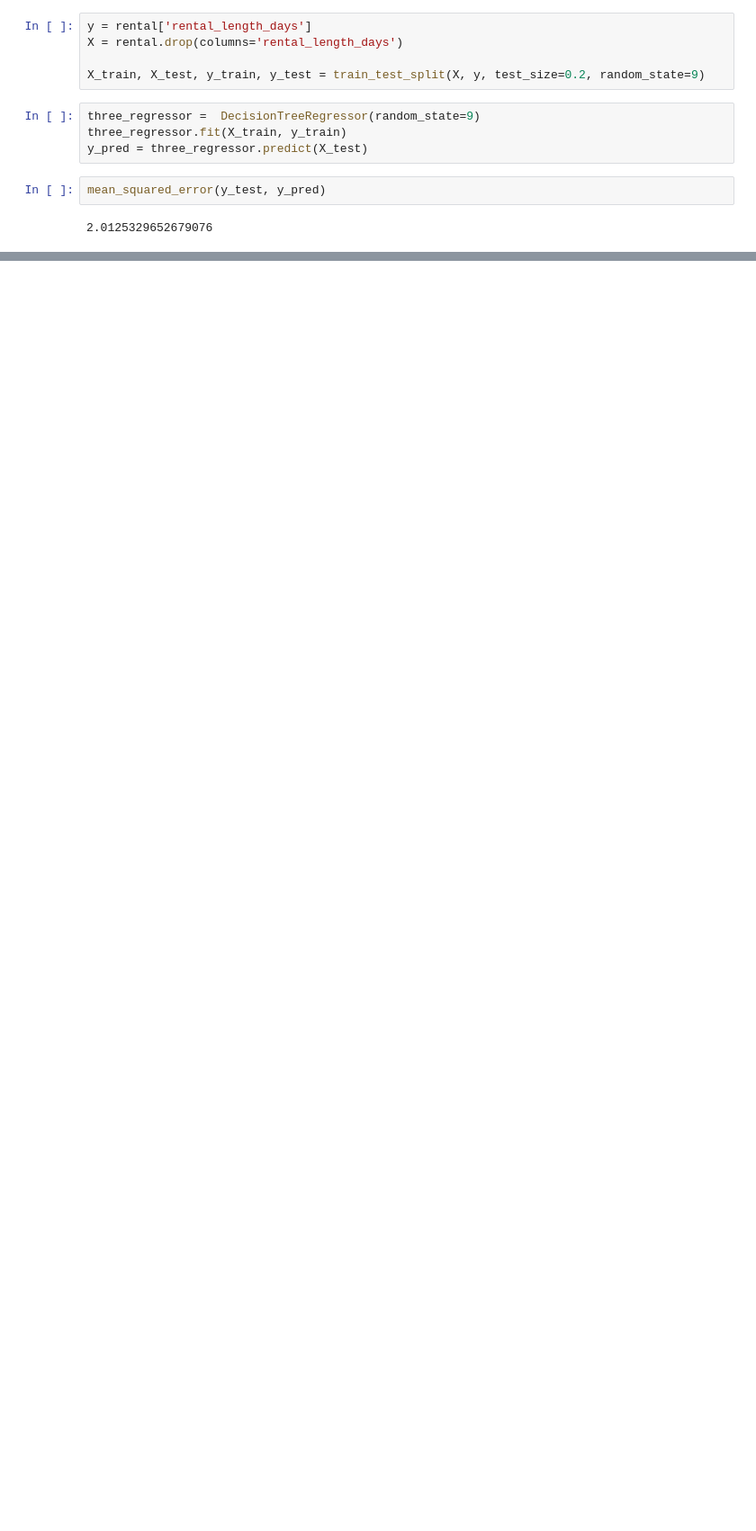
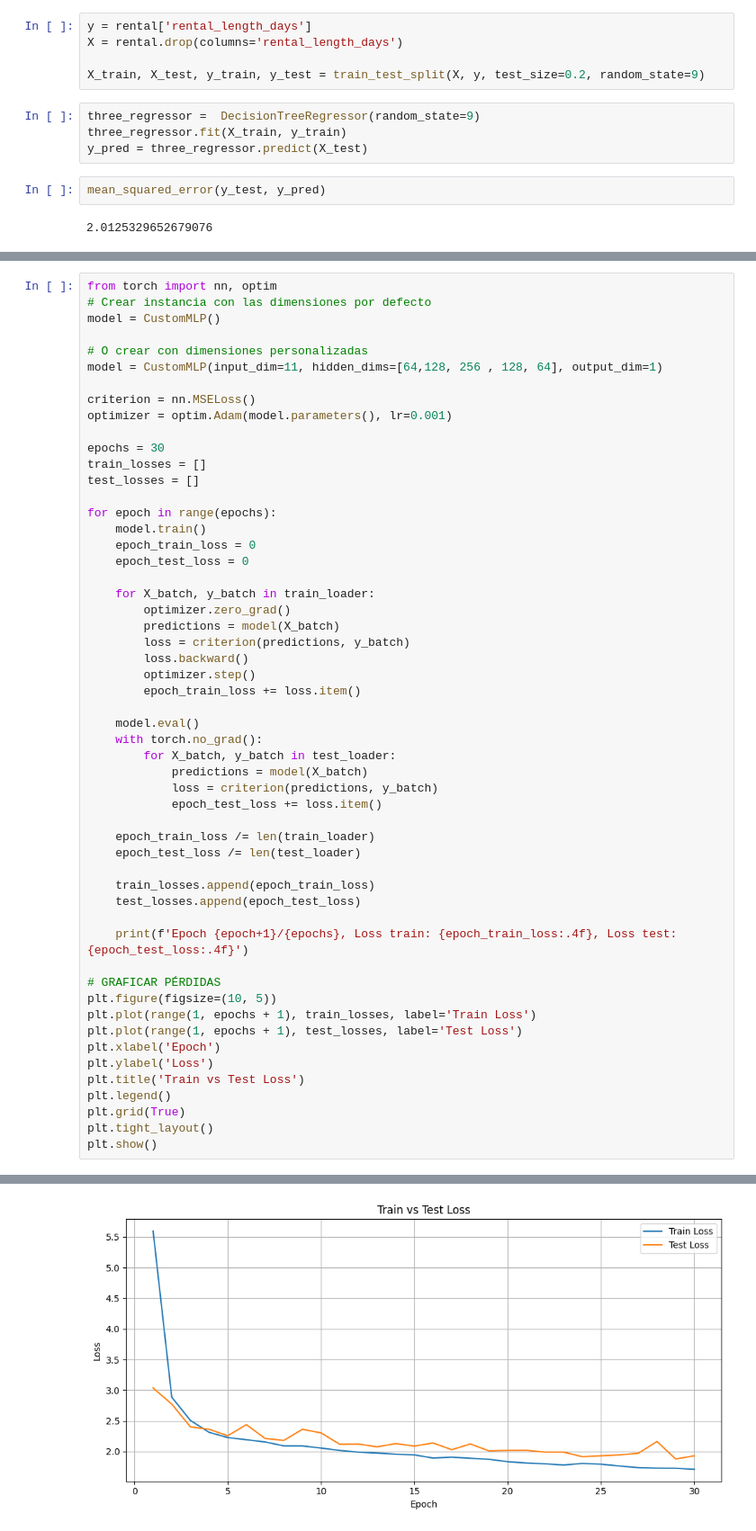
Before and after one commit to FranFer03/data_science, a Jupyter notebook: DVDRentalRegression/notebook.ipynb, the cells around one changed output, grey strips where cells are left out. Shown at 90% size. Cells and saved outputs as stored; diff of their text form; blank space fills up the shorter version.

```diff
--- a/DVDRentalRegression/notebook.ipynb
+++ b/DVDRentalRegression/notebook.ipynb
@@ -253,0 +239,55 @@ best_mse = mse_random_forest
+# %%
+from torch import nn, optim
+# Crear instancia con las dimensiones por defecto
+model = CustomMLP()
+
+# O crear con dimensiones personalizadas
+model = CustomMLP(input_dim=11, hidden_dims=[64,128, 256 , 128, 64], output_dim=1)
+
+criterion = nn.MSELoss()
+optimizer = optim.Adam(model.parameters(), lr=0.001)
+
+epochs = 30
+train_losses = []
+test_losses = []
+
+for epoch in range(epochs):
+    model.train()
+    epoch_train_loss = 0
+    epoch_test_loss = 0
+
+    for X_batch, y_batch in train_loader:
+        optimizer.zero_grad()
+        predictions = model(X_batch)
+        loss = criterion(predictions, y_batch)
+        loss.backward()
+        optimizer.step()
+        epoch_train_loss += loss.item()
+
+    model.eval()
+    with torch.no_grad():
+        for X_batch, y_batch in test_loader:
+            predictions = model(X_batch)
+            loss = criterion(predictions, y_batch)
+            epoch_test_loss += loss.item()
+
+    epoch_train_loss /= len(train_loader)
+    epoch_test_loss /= len(test_loader)
+
+    train_losses.append(epoch_train_loss)
+    test_losses.append(epoch_test_loss)
+
+    print(f'Epoch {epoch+1}/{epochs}, Loss train: {epoch_train_loss:.4f}, Loss test: {epoch_test_loss:.4f}')
+
+# GRAFICAR PÉRDIDAS
+plt.figure(figsize=(10, 5))
+plt.plot(range(1, epochs + 1), train_losses, label='Train Loss')
+plt.plot(range(1, epochs + 1), test_losses, label='Test Loss')
+plt.xlabel('Epoch')
+plt.ylabel('Loss')
+plt.title('Train vs Test Loss')
+plt.legend()
+plt.grid(True)
+plt.tight_layout()
+plt.show()
+# %% [output]
@@ -253,0 +311 @@ best_mse = mse_random_forest
+[figure, added]
```
Also changed, not shown: parts of 10 cells of this notebook, 1 other file.
